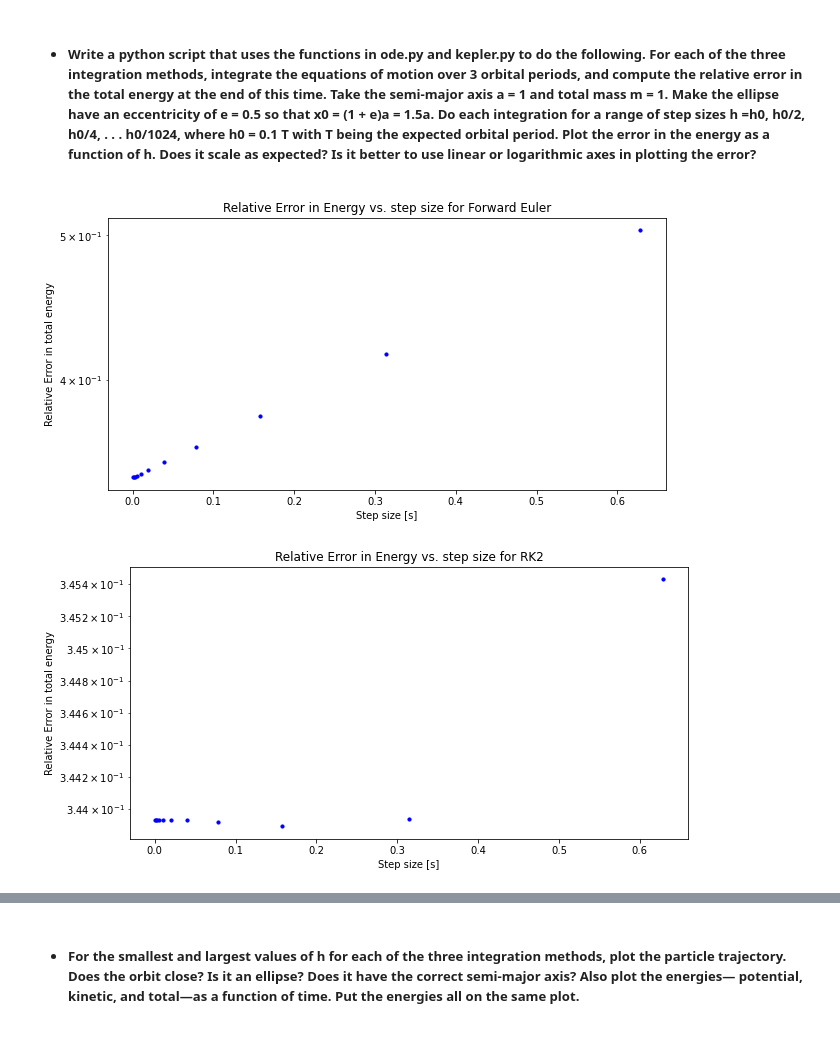
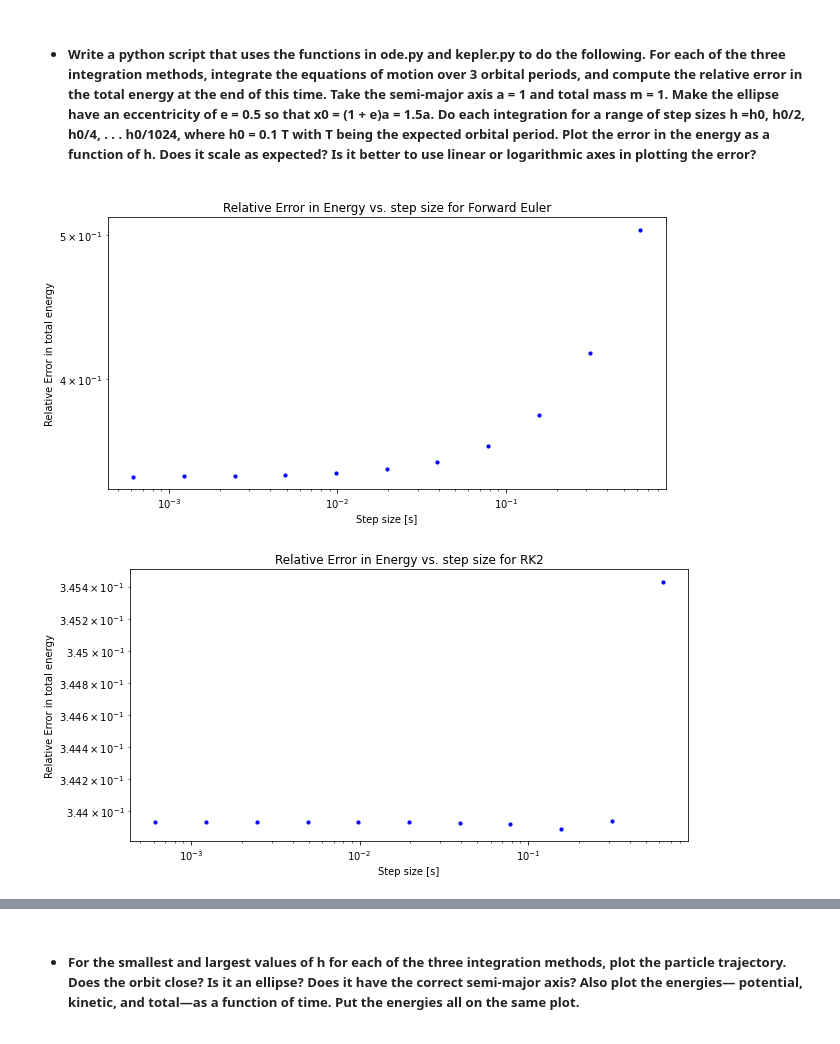
Before and after one commit to AriAtari/AST-projecy-group-10, a Jupyter notebook: Group10.ipynb, the cells around one changed output, grey strips where cells are left out. Drawn from its saved outputs; the diff is of its cells as text; code cells hidden in the pictures.

```diff
--- a/Group10.ipynb
+++ b/Group10.ipynb
@@ -172,23 +172,24 @@ for i in range(len(steps)):
 # %%
 plt.figure(figsize = (10,5))
 plt.scatter(steps[0],Eulervals[0][-1][-1]-Energy,s = 10,color = 'b')
 plt.scatter(steps[1],Eulervals[1][-1][-1]-Energy,s = 10,color = 'b')
 plt.scatter(steps[2],Eulervals[2][-1][-1]-Energy,s = 10,color = 'b')
 plt.scatter(steps[3],Eulervals[3][-1][-1]-Energy,s = 10,color = 'b')
 plt.scatter(steps[4],Eulervals[4][-1][-1]-Energy,s = 10,color = 'b')
 plt.scatter(steps[5],Eulervals[5][-1][-1]-Energy,s = 10,color = 'b')
 plt.scatter(steps[6],Eulervals[6][-1][-1]-Energy,s = 10,color = 'b')
 plt.scatter(steps[7],Eulervals[7][-1][-1]-Energy,s = 10,color = 'b')
 plt.scatter(steps[8],Eulervals[8][-1][-1]-Energy,s = 10,color = 'b')
 plt.scatter(steps[9],Eulervals[9][-1][-1]-Energy,s = 10,color = 'b')
 plt.scatter(steps[10],Eulervals[10][-1][-1]-Energy,s = 10,color = 'b')
 plt.yscale('log')
+plt.xscale('log')
 plt.xlabel('Step size [s]')
 plt.ylabel('Relative Error in total energy')
 plt.title('Relative Error in Energy vs. step size for Forward Euler')
 plt.show()
 # %% [output]
-[figure, old version]
+[figure, new version]
 # %%
 # RK2
 
@@ -213,12 +214,13 @@ plt.scatter(steps[8],RK2vals[8][-1][-1]-Energy,s = 10,color = 'b')
 plt.scatter(steps[9],RK2vals[9][-1][-1]-Energy,s = 10,color = 'b')
 plt.scatter(steps[10],RK2vals[10][-1][-1]-Energy,s = 10,color = 'b')
 plt.yscale('log')
+plt.xscale('log')
 plt.xlabel('Step size [s]')
 plt.ylabel('Relative Error in total energy')
 plt.title('Relative Error in Energy vs. step size for RK2')
 plt.show()
 # %% [output]
-[figure, old version]
+[figure, new version]
 # %%
 # RK4
 
```
Also changed, not shown: parts of 1 cell of this notebook.
